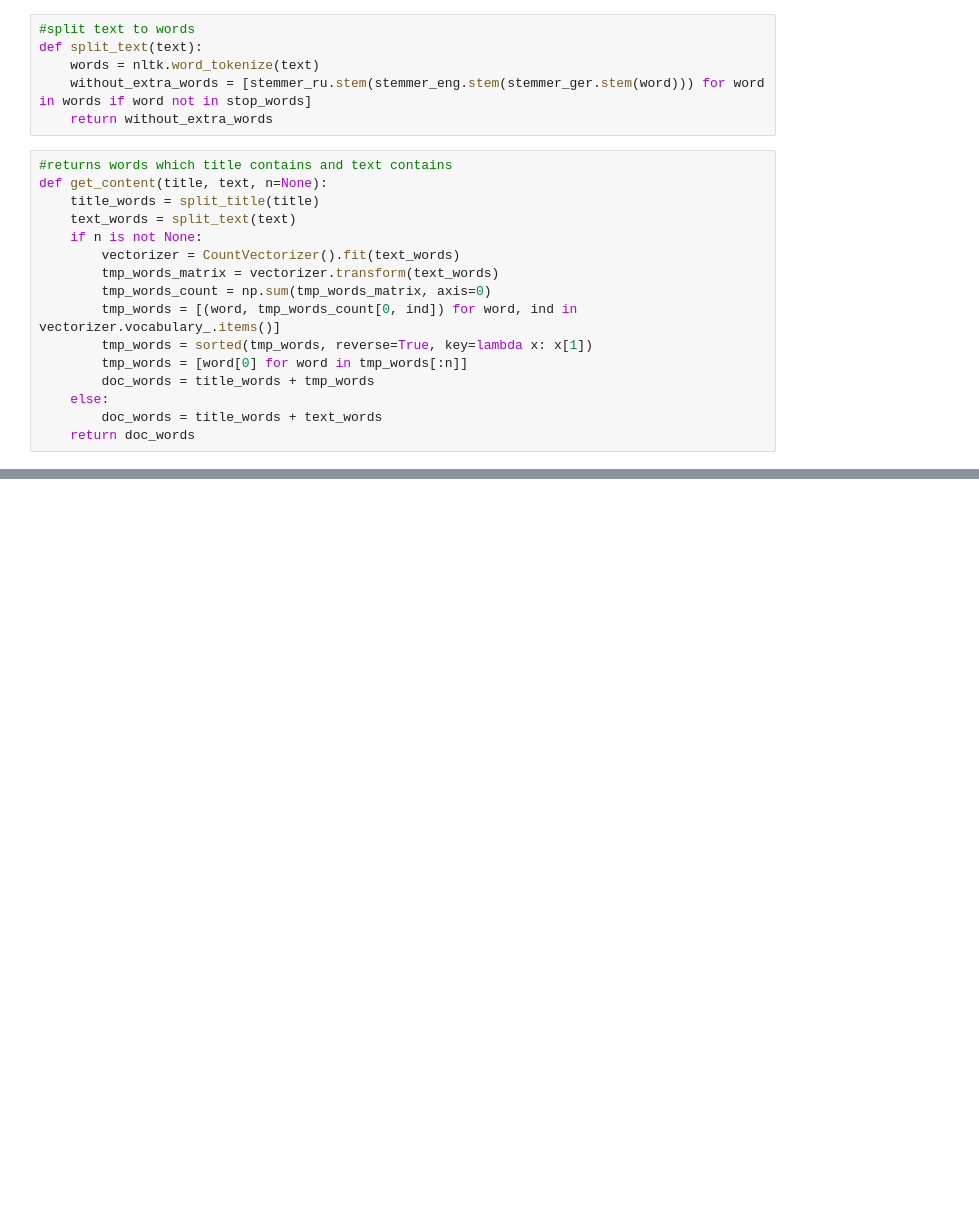
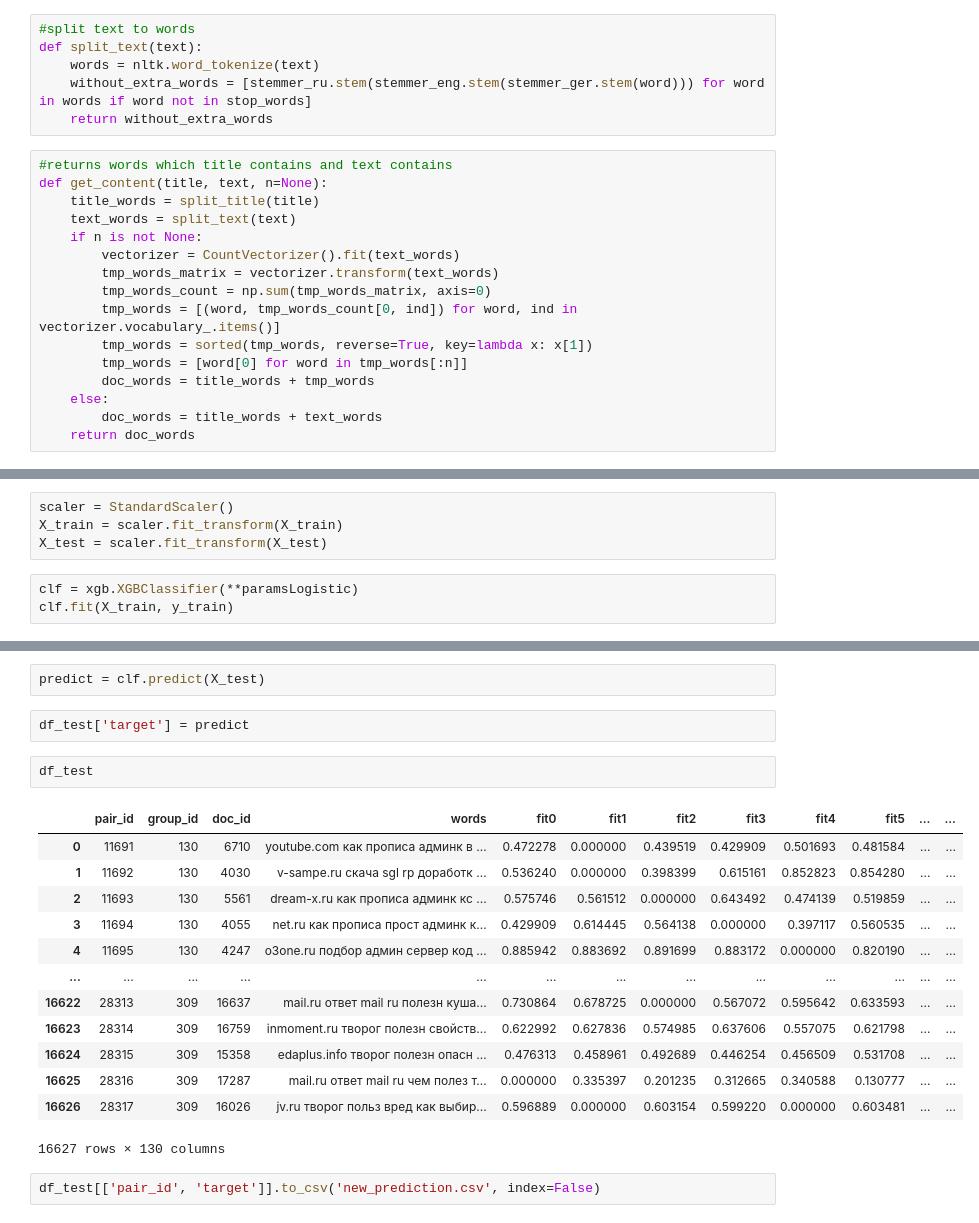
Before and after one commit to ron1x1-abba/ml1.sphere, a Jupyter notebook: project.ipynb, the cells around one changed output, grey strips where cells are left out. Cells and saved outputs as stored; diff of their text form; blank space fills up the shorter version.

```diff
--- a/project.ipynb
+++ b/project.ipynb
@@ -116,0 +543,7 @@ with Pool(processes=8) as pool, tqdm(total=queue.qsize()) as pbar:
+# %%
+scaler = StandardScaler()
+X_train = scaler.fit_transform(X_train)
+X_test = scaler.fit_transform(X_test)
+# %%
+clf = xgb.XGBClassifier(**paramsLogistic)
+clf.fit(X_train, y_train)
@@ -116,0 +562,22 @@ with Pool(processes=8) as pool, tqdm(total=queue.qsize()) as pbar:
+# %%
+predict = clf.predict(X_test)
+# %%
+df_test['target'] = predict
+# %%
+df_test
+# %% [output]
+|  | pair_id | group_id | doc_id | words | fit0 | fit1 | fit2 | fit3 | fit4 | fit5 | ... | ... |
+| 0 | 11691 | 130 | 6710 | youtube.com как прописа админк в ... | 0.472278 | 0.000000 | 0.439519 | 0.429909 | 0.501693 | 0.481584 | ... | ... |
+| 1 | 11692 | 130 | 4030 | v-sampe.ru скача sgl rp доработк ... | 0.536240 | 0.000000 | 0.398399 | 0.615161 | 0.852823 | 0.854280 | ... | ... |
+| 2 | 11693 | 130 | 5561 | dream-x.ru как прописа админк кс ... | 0.575746 | 0.561512 | 0.000000 | 0.643492 | 0.474139 | 0.519859 | ... | ... |
+| 3 | 11694 | 130 | 4055 | net.ru как прописа прост админк к... | 0.429909 | 0.614445 | 0.564138 | 0.000000 | 0.397117 | 0.560535 | ... | ... |
+| 4 | 11695 | 130 | 4247 | o3one.ru подбор админ сервер код ... | 0.885942 | 0.883692 | 0.891699 | 0.883172 | 0.000000 | 0.820190 | ... | ... |
+| ... | ... | ... | ... | ... | ... | ... | ... | ... | ... | ... | ... | ... |
+| 16622 | 28313 | 309 | 16637 | mail.ru ответ mail ru полезн куша... | 0.730864 | 0.678725 | 0.000000 | 0.567072 | 0.595642 | 0.633593 | ... | ... |
+| 16623 | 28314 | 309 | 16759 | inmoment.ru творог полезн свойств... | 0.622992 | 0.627836 | 0.574985 | 0.637606 | 0.557075 | 0.621798 | ... | ... |
+| 16624 | 28315 | 309 | 15358 | edaplus.info творог полезн опасн ... | 0.476313 | 0.458961 | 0.492689 | 0.446254 | 0.456509 | 0.531708 | ... | ... |
+| 16625 | 28316 | 309 | 17287 | mail.ru ответ mail ru чем полез т... | 0.000000 | 0.335397 | 0.201235 | 0.312665 | 0.340588 | 0.130777 | ... | ... |
+| 16626 | 28317 | 309 | 16026 | jv.ru творог польз вред как выбир... | 0.596889 | 0.000000 | 0.603154 | 0.599220 | 0.000000 | 0.603481 | ... | ... |
+16627 rows × 130 columns
+# %%
+df_test[['pair_id', 'target']].to_csv('new_prediction.csv', index=False)
```
Also changed, not shown: parts of 54 cells of this notebook.
